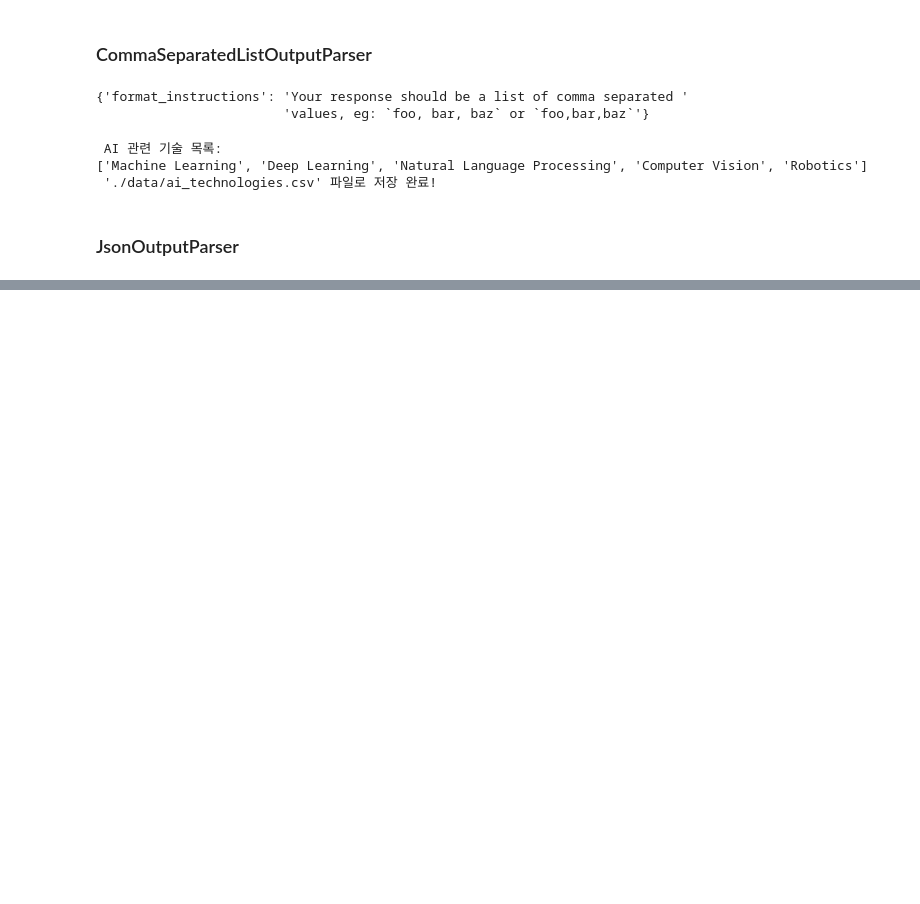
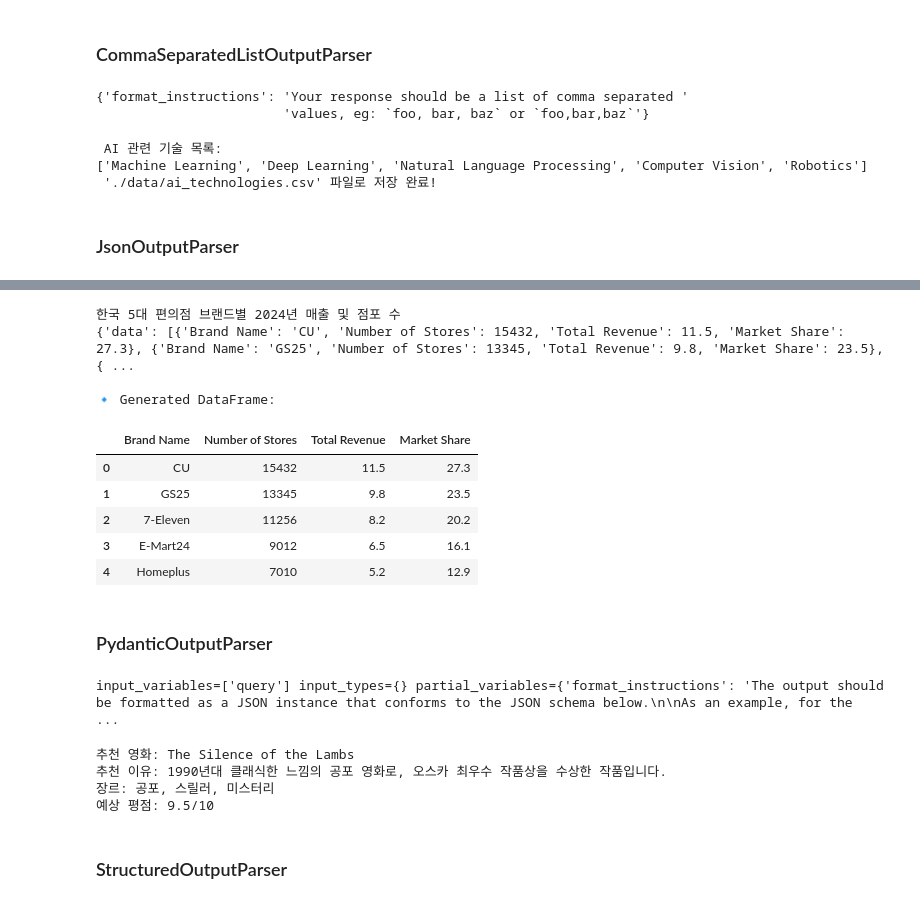
Before and after one commit to intaekim114/LLM_LangChain_App, a Jupyter notebook: groq_llm연동_OutputParser.ipynb, the cells around one changed output, grey strips where cells are left out. Saved outputs shown, nothing was run; the diff lists cells and outputs as text; code cells hidden in the pictures; blank space fills up the shorter version.

```diff
--- a/groq_llm연동_OutputParser.ipynb
+++ b/groq_llm연동_OutputParser.ipynb
@@ -102,0 +323,20 @@ print(json.dumps(response, indent=4, ensure_ascii=False))
+# %%
+print('한국 5대 편의점 브랜드별 2024년 매출 및 점포 수')
+# [예제 3] 한국 5대 편의점 브랜드별 2024년 매출 및 점포 수
+df_korean_convenience_stores = generate_dataframe(
+    "Create a dataset of the top 5 convenience store brands in Korea in 2024 with columns: Brand Name, Number of Stores, Total Revenue (in billion KRW), and Market Share (%)."
+)
+df_korean_convenience_stores.head()
+# %% [output]
+한국 5대 편의점 브랜드별 2024년 매출 및 점포 수
+{'data': [{'Brand Name': 'CU', 'Number of Stores': 15432, 'Total Revenue': 11.5, 'Market Share': 27.3}, {'Brand Name': 'GS25', 'Number of Stores': 13345, 'Total Revenue': 9.8, 'Market Share': 23.5}, { ...
+
+🔹 Generated DataFrame:
+|  | Brand Name | Number of Stores | Total Revenue | Market Share |
+| 0 | CU | 15432 | 11.5 | 27.3 |
+| 1 | GS25 | 13345 | 9.8 | 23.5 |
+| 2 | 7-Eleven | 11256 | 8.2 | 20.2 |
+| 3 | E-Mart24 | 9012 | 6.5 | 16.1 |
+| 4 | Homeplus | 7010 | 5.2 | 12.9 |
+# %% [markdown]
+### PydanticOutputParser
@@ -102,0 +357,57 @@ print(json.dumps(response, indent=4, ensure_ascii=False))
+# %%
+
+# 출력 구조를 정의하는 Pydantic 모델
+class MovieRecommendation(BaseModel): # BaseModel 상속
+    movie_title: str = Field(description="추천 영화 제목")
+    reason: str = Field(description="추천 이유")
+    genre: List[str] = Field(description="영화 장르")
+    estimated_rating: float = Field(description="10점 만점에서 예상 평점")
+
+# Pydantic 출력 파서 초기화
+parser = PydanticOutputParser(pydantic_object=MovieRecommendation)
+
+# 프롬프트 템플릿 설정
+template = """
+다음 사용자 요청에 따라 영화를 추천해주세요.
+요청: {query}
+
+{format_instructions}
+"""
+
+prompt = ChatPromptTemplate.from_template(template)
+
+# 파서의 지시사항을 프롬프트에 주입
+prompt = prompt.partial(
+    format_instructions=parser.get_format_instructions()
+)
+print(prompt)
+# %% [output]
+input_variables=['query'] input_types={} partial_variables={'format_instructions': 'The output should be formatted as a JSON instance that conforms to the JSON schema below.\n\nAs an example, for the  ...
+# %%
+
+# ChatOpenAI 모델 초기화
+#model = ChatOpenAI(temperature=0.7, model="gpt-3.5-turbo")
+model = ChatOpenAI(
+    #api_key=OPENAI_API_KEY,
+    base_url="https://api.groq.com/openai/v1",  # Groq API 엔드포인트
+    model="meta-llama/llama-4-scout-17b-16e-instruct",  # Spring AI와 동일한 모델
+    temperature=0.7
+)
+
+# 체인 구성 및 실행
+query = "1990년대 클래식한 느낌의 공포 영화 추천해줘"
+chain = prompt | model | parser
+output = chain.invoke({"query": query})
+
+# 결과 출력
+print(f"추천 영화: {output.movie_title}")
+print(f"추천 이유: {output.reason}")
+print(f"장르: {', '.join(output.genre)}")
+print(f"예상 평점: {output.estimated_rating}/10")
+# %% [output]
+추천 영화: The Silence of the Lambs
+추천 이유: 1990년대 클래식한 느낌의 공포 영화로, 오스카 최우수 작품상을 수상한 작품입니다.
+장르: 공포, 스릴러, 미스터리
+예상 평점: 9.5/10
+# %% [markdown]
+### StructuredOutputParser
```
Also changed, not shown: parts of 15 cells of this notebook, 4 other files.
